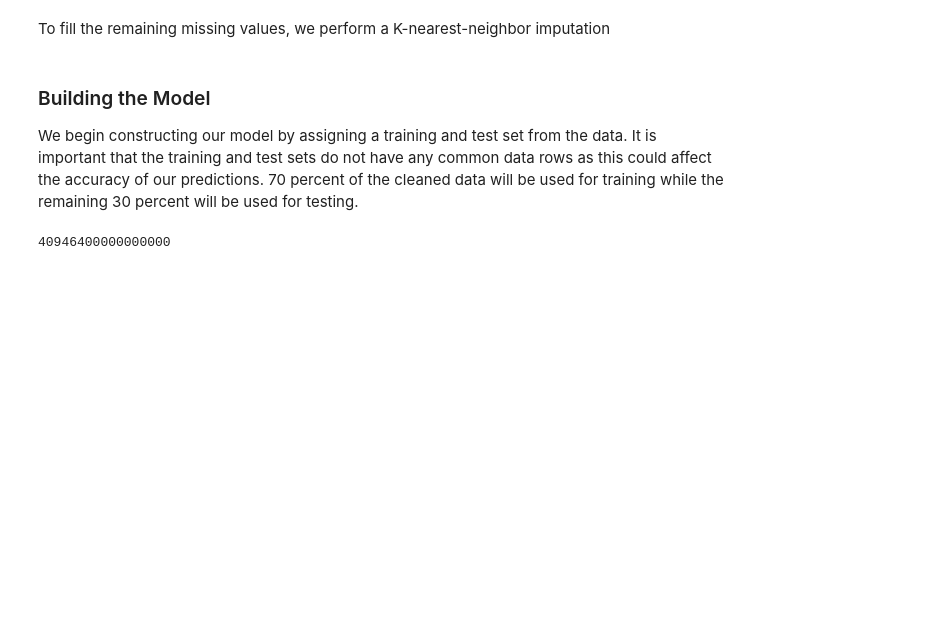
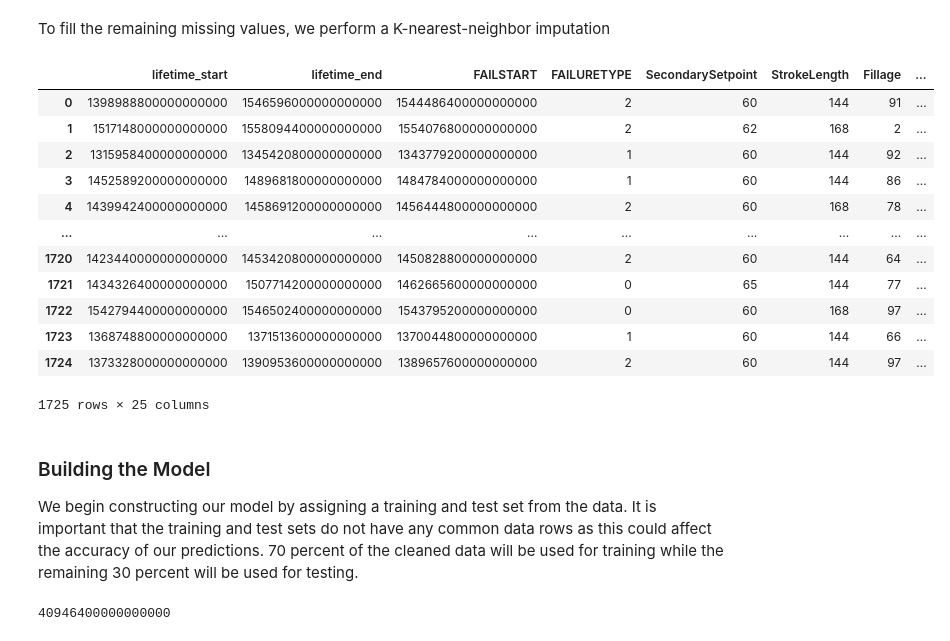
Before and after one commit to skeptrunedev/Rod_Pump_Optimization, a Jupyter notebook: notebooks/MVP_notebook.ipynb, the cells around one changed output. Cells and saved outputs as stored; diff of their text form; code cells hidden in the pictures; blank space fills up the shorter version.

```diff
--- a/notebooks/MVP_notebook.ipynb
+++ b/notebooks/MVP_notebook.ipynb
@@ -146,9 +149,22 @@ To fill the remaining missing values, we perform a K-nearest-neighbor imputation
 # %%
 imputer = KNNImputer(n_neighbors=3, weights="uniform")
 imputedR=pd.DataFrame(imputer.fit_transform(rpdf_cleaned))
 imputedR.columns=rpdf_cleaned.columns
-#imputedR
-WeightsNames=list(imputedR.index.values)
+imputedR
+# %% [output]
+|  | lifetime_start | lifetime_end | FAILSTART | FAILURETYPE | SecondarySetpoint | StrokeLength | Fillage | ... |
+| 0 | 1398988800000000000 | 1546596000000000000 | 1544486400000000000 | 2 | 60 | 144 | 91 | ... |
+| 1 | 1517148000000000000 | 1558094400000000000 | 1554076800000000000 | 2 | 62 | 168 | 2 | ... |
+| 2 | 1315958400000000000 | 1345420800000000000 | 1343779200000000000 | 1 | 60 | 144 | 92 | ... |
+| 3 | 1452589200000000000 | 1489681800000000000 | 1484784000000000000 | 1 | 60 | 144 | 86 | ... |
+| 4 | 1439942400000000000 | 1458691200000000000 | 1456444800000000000 | 2 | 60 | 168 | 78 | ... |
+| ... | ... | ... | ... | ... | ... | ... | ... | ... |
+| 1720 | 1423440000000000000 | 1453420800000000000 | 1450828800000000000 | 2 | 60 | 144 | 64 | ... |
+| 1721 | 1434326400000000000 | 1507714200000000000 | 1462665600000000000 | 0 | 65 | 144 | 77 | ... |
+| 1722 | 1542794400000000000 | 1546502400000000000 | 1543795200000000000 | 0 | 60 | 168 | 97 | ... |
+| 1723 | 1368748800000000000 | 1371513600000000000 | 1370044800000000000 | 1 | 60 | 144 | 66 | ... |
+| 1724 | 1373328000000000000 | 1390953600000000000 | 1389657600000000000 | 2 | 60 | 144 | 97 | ... |
+1725 rows × 25 columns
 # %% [markdown]
 ### Building the Model
 We begin constructing our model by assigning a training and test set from the data. It is important that the training and test sets do not have any common data rows as this could affect the accuracy of our predictions. 70 percent of the cleaned data will be used for training while the remaining 30 percent will be used for testing.
```
Also changed, not shown: parts of 12 cells of this notebook.
